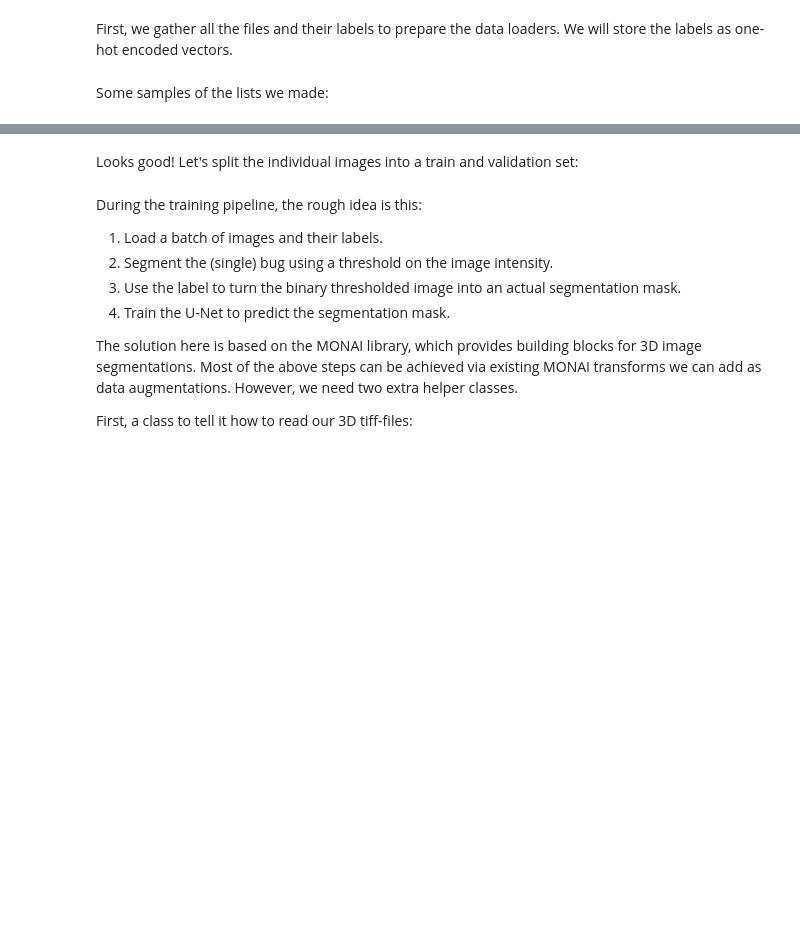
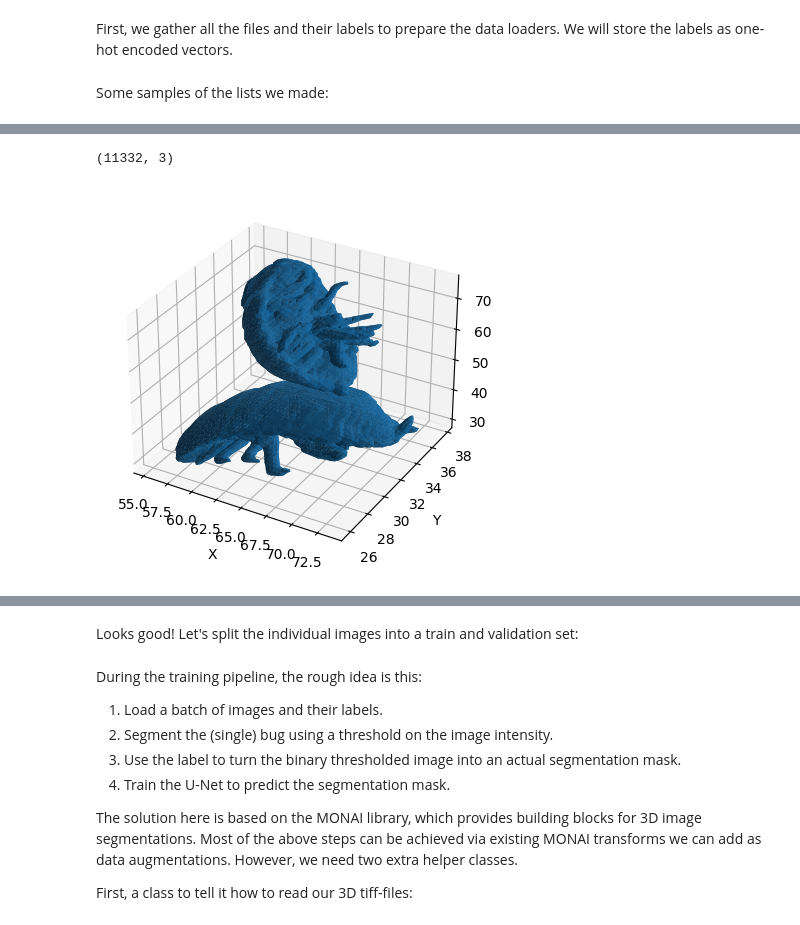
Before and after one commit to mich3leRusso/BugNist_Unet, a Jupyter notebook: u_net_baseline.ipynb, the cells around one changed output, grey strips where cells are left out. Cells and saved outputs as stored; diff of their text form; code cells hidden in the pictures; blank space fills up the shorter version.

```diff
--- a/u_net_baseline.ipynb
+++ b/u_net_baseline.ipynb
@@ -50,0 +297,62 @@ labels[:5]
+# %%
+def reshape_points(verts,img):
+
+    max_z = np.max(verts[:, 2])
+    max_x = np.max(verts[:, 0])
+    max_y = np.max(verts[:, 1])
+    max_p=np.array([max_x,max_y,max_z])
+    min_z = np.min(verts[:, 2])
+    min_y = np.min(verts[:, 1])
+    min_x = np.min(verts[:, 0])
+    min_p=np.array([min_x,min_y,min_z])
+    reshaped_points=verts*((max_p-min_p)/img.shape)+min_p
+    return reshaped_points
+
+def generate_combined_surface(filepath1, filepath2):
+    """
+    This function generates a numpy array representing the combined surface of two volumes.
+    """
+    # Read the first image
+    img1 = tifffile.imread(filepath1)
+
+    # Read the second image
+    img2 = tifffile.imread(filepath2)
+
+    # Resize both images to (128, 64, 64)
+    img1_resized = img1[:128, :64, :64]
+    img2_resized = img2[:128, :64, :64]
+
+    # Extract surface from the first image
+    verts1, faces1, _, _ = measure.marching_cubes(img1_resized, level=42)
+
+    # Extract surface from the second image
+    verts2, faces2, _, _ = measure.marching_cubes(img2_resized, level=42)
+
+    # Translate the vertices of the second surface to avoid overlap
+    verts_actual1=reshape_points(verts1,img1_resized)
+    verts_actual2=reshape_points(verts2,img2_resized)
+    max_z=np.max(verts_actual1[:,2])
+    verts2_translated = verts_actual2 + [0, 0, max_z + 1]  # Shift along z-axis to avoid overlap
+
+
+    # Combine vertices and faces of both surfaces
+    combined_verts = np.vstack((verts_actual1, verts2_translated))
+    combined_faces = np.vstack((faces1, faces2 + len(verts1)))  # Adjust indices for second surface
+    print(combined_verts.shape)
+     # Plot the combined surface
+    fig = plt.figure()
+    ax = fig.add_subplot(111, projection='3d')
+    ax.plot_trisurf(combined_verts[:, 0], combined_verts[:, 1], combined_verts[:, 2], triangles=combined_faces)
+    ax.set_xlabel('X')
+    ax.set_ylabel('Y')
+    ax.set_zlabel('Z')
+    plt.show()
+
+
+
+
+# Example usage:
+combined_surface = generate_combined_surface(images[1], images[2])
+# %% [output]
+(11332, 3)
+[figure, added]
```
Also changed, not shown: parts of 14 cells of this notebook.
